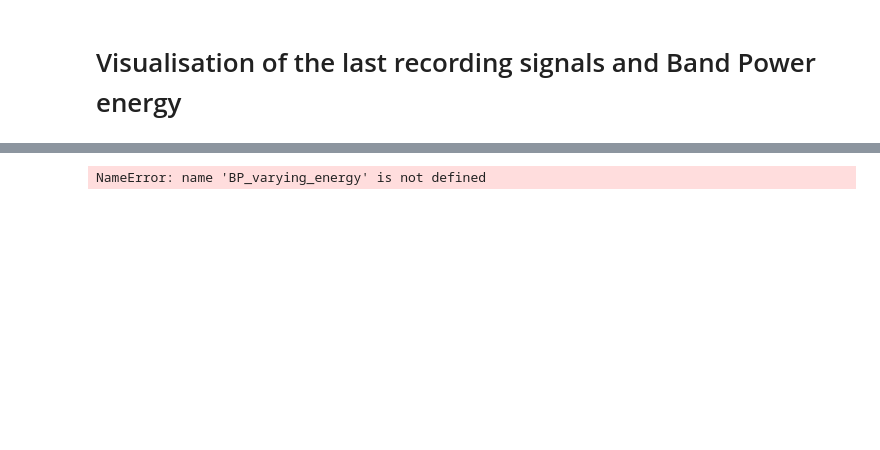
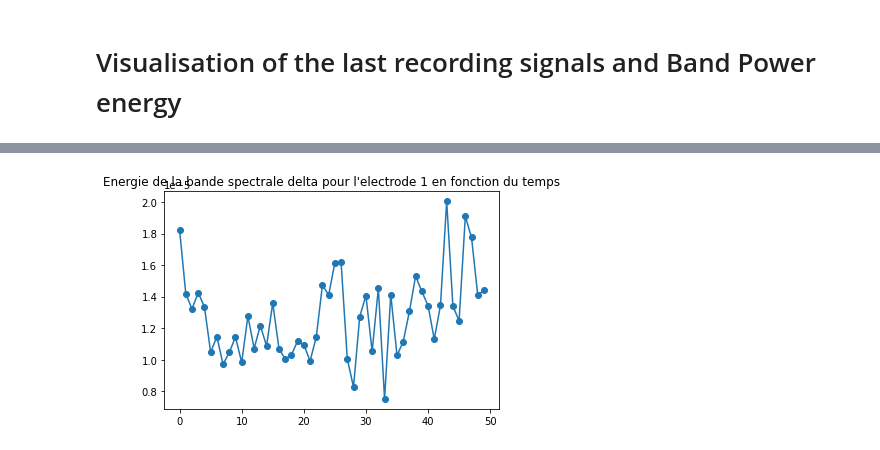
Before and after one commit to VirgileValiau/Smell_Recognition, a Jupyter notebook: src/wave_transformation.ipynb, the cells around one changed output, grey strips where cells are left out. Cells and saved outputs as stored; diff of their text form; code cells hidden in the pictures; blank space fills up the shorter version.

```diff
--- a/src/wave_transformation.ipynb
+++ b/src/wave_transformation.ipynb
@@ -27,10 +24,10 @@ plot_bandPower_signal(BPS,df,electrode = 1)
 # %%
-BPVE=BP_varying_energy(BPS,df,nb_samples=100)
-plt.plot(BPVE[0][0],'-o')
+BPVE=BP_varying_energy(BPS,df,nb_samples=50)
+plt.plot(BPVE[5][4],'-o')
 plt.title("Energie de la bande spectrale delta pour l'electrode 1 en fonction du temps")
 plt.show()
 # %% [output]
-NameError: name 'BP_varying_energy' is not defined
+[figure, added]
 # %%
 
 BPEnergy = get_BPEnergy(BPS,df)
```
Also changed, not shown: parts of 7 cells of this notebook, 2 other files.
